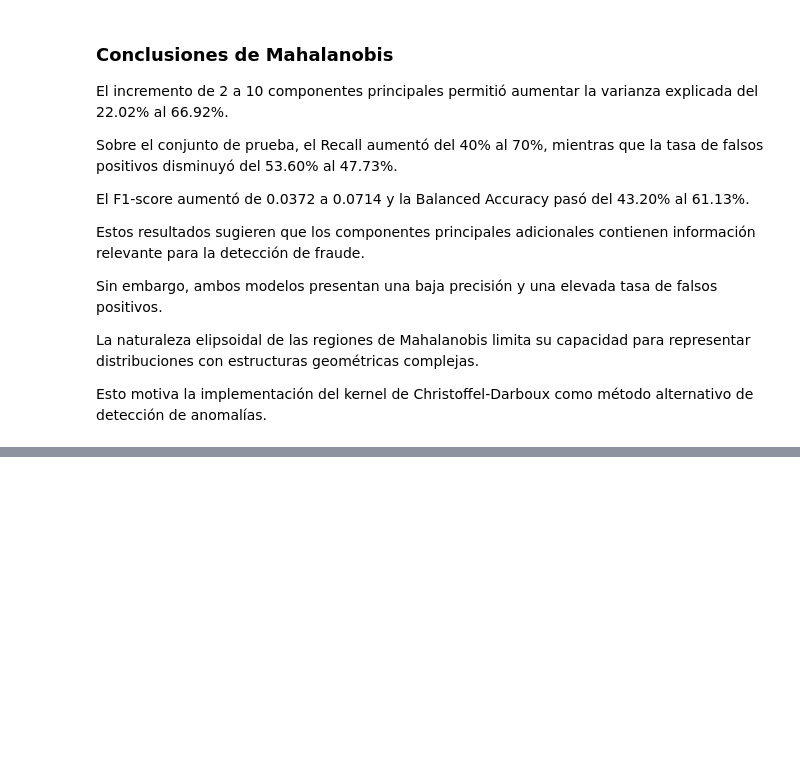
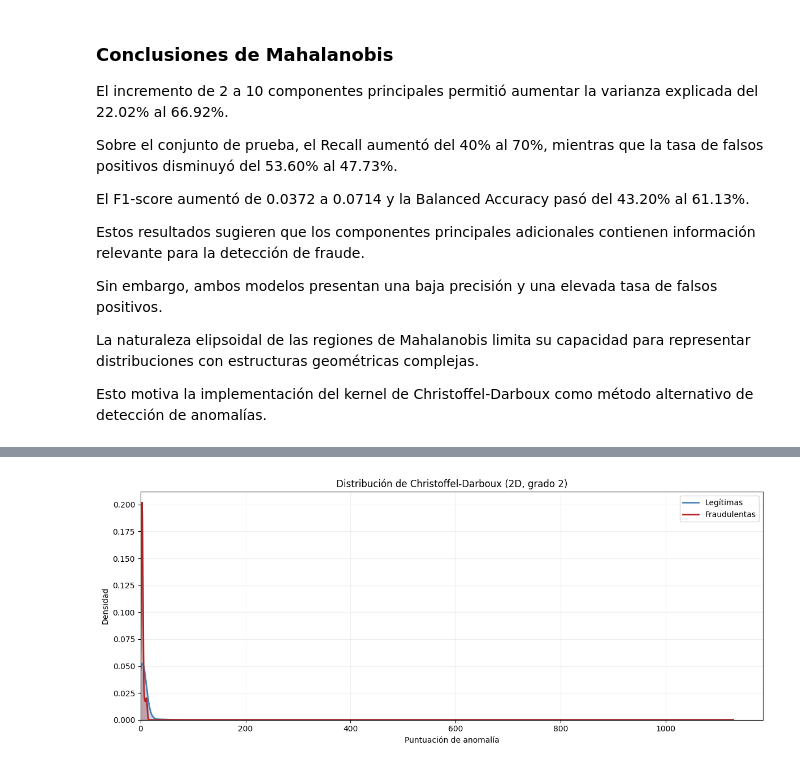
Before and after one commit to IvanSotomyor/financial_fraud_detector, a Jupyter notebook: notebooks/main.ipynb, the cells around one changed output, grey strips where cells are left out. Saved outputs shown, nothing was run; the diff lists cells and outputs as text; code cells hidden in the pictures; blank space fills up the shorter version.

```diff
--- a/notebooks/main.ipynb
+++ b/notebooks/main.ipynb
@@ -2244,0 +3433,72 @@ de anomalías.
+# %%
+# Visualización de las distribuciones
+from scipy.stats import gaussian_kde
+
+kde_legit_cd = gaussian_kde(scores_cd_legit_2d)
+kde_fraud_cd = gaussian_kde(scores_cd_fraud_2d)
+
+limite_superior = max(
+    scores_cd_legit_2d.max(),
+    scores_cd_fraud_2d.max()
+)
+
+eje_x = np.linspace(
+    0,
+    limite_superior * 1.05,
+    2000
+)
+
+densidad_legit = kde_legit_cd(eje_x)
+densidad_fraud = kde_fraud_cd(eje_x)
+
+fig, ax = plt.subplots(figsize=(12, 5))
+
+# Transacciones legítimas
+ax.plot(
+    eje_x,
+    densidad_legit,
+    color="steelblue",
+    linewidth=2,
+    label="Legítimas"
+)
+
+ax.fill_between(
+    eje_x,
+    densidad_legit,
+    color="steelblue",
+    alpha=0.30
+)
+
+# Transacciones fraudulentas
+ax.plot(
+    eje_x,
+    densidad_fraud,
+    color="firebrick",
+    linewidth=2,
+    label="Fraudulentas"
+)
+
+ax.fill_between(
+    eje_x,
+    densidad_fraud,
+    color="firebrick",
+    alpha=0.30
+)
+
+ax.set_title(
+    "Distribución de Christoffel-Darboux (2D, grado 2)"
+)
+
+ax.set_xlabel("Puntuación de anomalía")
+ax.set_ylabel("Densidad")
+
+ax.set_xlim(left=0)
+ax.set_ylim(bottom=0)
+
+ax.legend()
+ax.grid(alpha=0.2)
+
+plt.tight_layout()
+plt.show()
+# %% [output]
+[figure, added]
```
Also changed, not shown: parts of 114 cells of this notebook.
